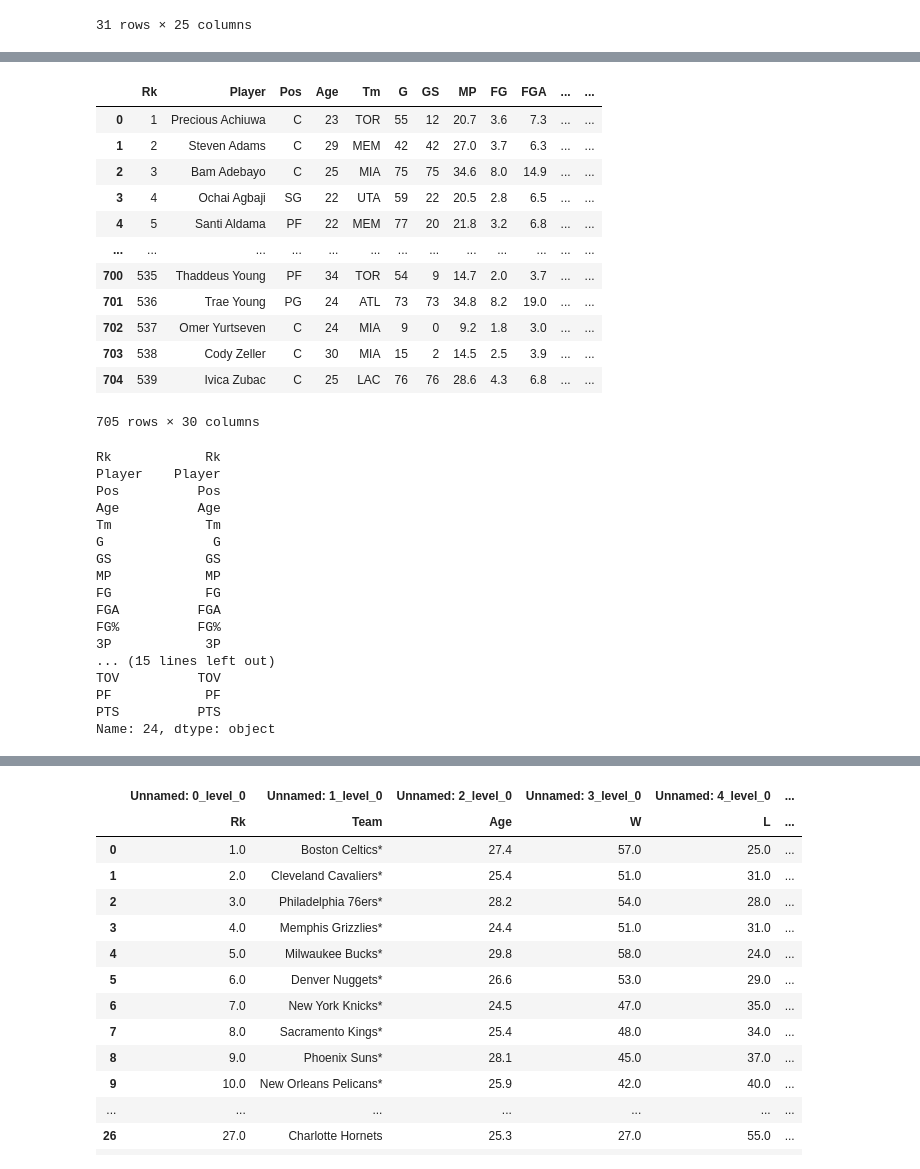
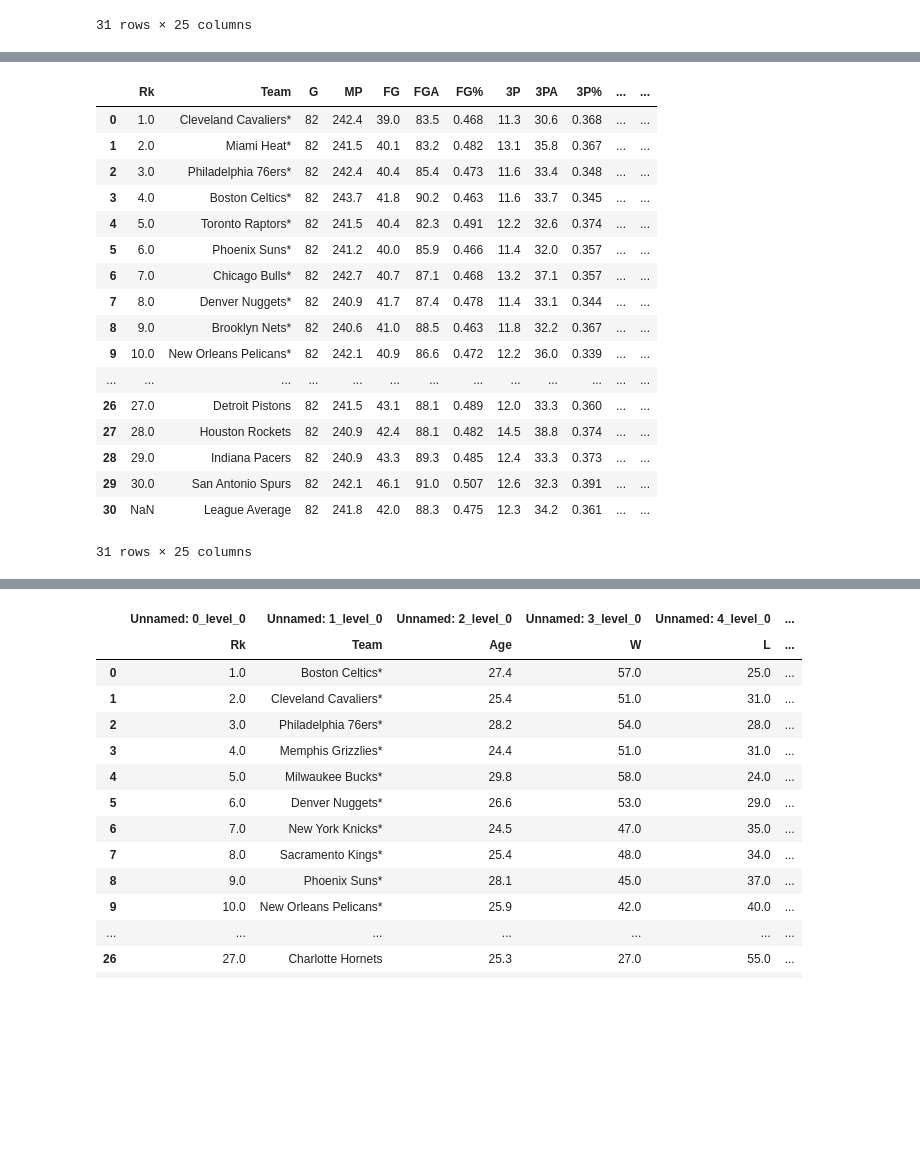
Before and after one commit to chocolate-sprinkles/Data-Analysis-Portfolio, a Jupyter notebook: projects/bbref_api/playgroud.ipynb, the cells around one changed output, grey strips where cells are left out. Drawn from its saved outputs; the diff is of its cells as text; code cells hidden in the pictures; blank space fills up the shorter version.

Commit message:
names data analysis

```diff
--- a/projects/bbref_api/playgroud.ipynb
+++ b/projects/bbref_api/playgroud.ipynb
@@ -93,46 +30,21 @@ df.iloc[:,list(range(10,20))]
-# %%
-url = "https://www.basketball-reference.com/leagues/NBA_2023_per_game.html"
-response = requests.get(url)
-soup = BeautifulSoup(response.content, "html.parser")
-# %%
-table = soup.find('table', {"id": "per_game_stats"})
-df = pd.read_html(str(table))[0]
-df
-# %% [output]
-|  | Rk | Player | Pos | Age | Tm | G | GS | MP | FG | FGA | ... | ... |
-| 0 | 1 | Precious Achiuwa | C | 23 | TOR | 55 | 12 | 20.7 | 3.6 | 7.3 | ... | ... |
-| 1 | 2 | Steven Adams | C | 29 | MEM | 42 | 42 | 27.0 | 3.7 | 6.3 | ... | ... |
-| 2 | 3 | Bam Adebayo | C | 25 | MIA | 75 | 75 | 34.6 | 8.0 | 14.9 | ... | ... |
-| 3 | 4 | Ochai Agbaji | SG | 22 | UTA | 59 | 22 | 20.5 | 2.8 | 6.5 | ... | ... |
-| 4 | 5 | Santi Aldama | PF | 22 | MEM | 77 | 20 | 21.8 | 3.2 | 6.8 | ... | ... |
-| ... | ... | ... | ... | ... | ... | ... | ... | ... | ... | ... | ... | ... |
-| 700 | 535 | Thaddeus Young | PF | 34 | TOR | 54 | 9 | 14.7 | 2.0 | 3.7 | ... | ... |
-| 701 | 536 | Trae Young | PG | 24 | ATL | 73 | 73 | 34.8 | 8.2 | 19.0 | ... | ... |
-| 702 | 537 | Omer Yurtseven | C | 24 | MIA | 9 | 0 | 9.2 | 1.8 | 3.0 | ... | ... |
-| 703 | 538 | Cody Zeller | C | 30 | MIA | 15 | 2 | 14.5 | 2.5 | 3.9 | ... | ... |
-| 704 | 539 | Ivica Zubac | C | 25 | LAC | 76 | 76 | 28.6 | 4.3 | 6.8 | ... | ... |
-705 rows × 30 columns
-# %%
-df.iloc[24]
-# %% [output]
-Rk            Rk
-Player    Player
-Pos          Pos
-Age          Age
-Tm            Tm
-G              G
-GS            GS
-MP            MP
-FG            FG
-FGA          FGA
-FG%          FG%
-3P            3P
-... (15 lines left out)
-TOV          TOV
-PF            PF
-PTS          PTS
-Name: 24, dtype: object
-# %%
-url = "https://www.basketball-reference.com/leagues/NBA_2023.html"
-response = requests.get(url)
-soup = BeautifulSoup(response.content, "html.parser")
+# %%
+pd.read_html(str(soup.find('table', {"id": "per_game-opponent"})))[0]
+# %% [output]
+|  | Rk | Team | G | MP | FG | FGA | FG% | 3P | 3PA | 3P% | ... | ... |
+| 0 | 1.0 | Cleveland Cavaliers* | 82 | 242.4 | 39.0 | 83.5 | 0.468 | 11.3 | 30.6 | 0.368 | ... | ... |
+| 1 | 2.0 | Miami Heat* | 82 | 241.5 | 40.1 | 83.2 | 0.482 | 13.1 | 35.8 | 0.367 | ... | ... |
+| 2 | 3.0 | Philadelphia 76ers* | 82 | 242.4 | 40.4 | 85.4 | 0.473 | 11.6 | 33.4 | 0.348 | ... | ... |
+| 3 | 4.0 | Boston Celtics* | 82 | 243.7 | 41.8 | 90.2 | 0.463 | 11.6 | 33.7 | 0.345 | ... | ... |
+| 4 | 5.0 | Toronto Raptors* | 82 | 241.5 | 40.4 | 82.3 | 0.491 | 12.2 | 32.6 | 0.374 | ... | ... |
+| 5 | 6.0 | Phoenix Suns* | 82 | 241.2 | 40.0 | 85.9 | 0.466 | 11.4 | 32.0 | 0.357 | ... | ... |
+| 6 | 7.0 | Chicago Bulls* | 82 | 242.7 | 40.7 | 87.1 | 0.468 | 13.2 | 37.1 | 0.357 | ... | ... |
+| 7 | 8.0 | Denver Nuggets* | 82 | 240.9 | 41.7 | 87.4 | 0.478 | 11.4 | 33.1 | 0.344 | ... | ... |
+| 8 | 9.0 | Brooklyn Nets* | 82 | 240.6 | 41.0 | 88.5 | 0.463 | 11.8 | 32.2 | 0.367 | ... | ... |
+| 9 | 10.0 | New Orleans Pelicans* | 82 | 242.1 | 40.9 | 86.6 | 0.472 | 12.2 | 36.0 | 0.339 | ... | ... |
+| ... | ... | ... | ... | ... | ... | ... | ... | ... | ... | ... | ... | ... |
+| 26 | 27.0 | Detroit Pistons | 82 | 241.5 | 43.1 | 88.1 | 0.489 | 12.0 | 33.3 | 0.360 | ... | ... |
+| 27 | 28.0 | Houston Rockets | 82 | 240.9 | 42.4 | 88.1 | 0.482 | 14.5 | 38.8 | 0.374 | ... | ... |
+| 28 | 29.0 | Indiana Pacers | 82 | 240.9 | 43.3 | 89.3 | 0.485 | 12.4 | 33.3 | 0.373 | ... | ... |
+| 29 | 30.0 | San Antonio Spurs | 82 | 242.1 | 46.1 | 91.0 | 0.507 | 12.6 | 32.3 | 0.391 | ... | ... |
+| 30 | NaN | League Average | 82 | 241.8 | 42.0 | 88.3 | 0.475 | 12.3 | 34.2 | 0.361 | ... | ... |
+31 rows × 25 columns
```
Also changed, not shown: parts of 17 cells of this notebook, 4 other files.
